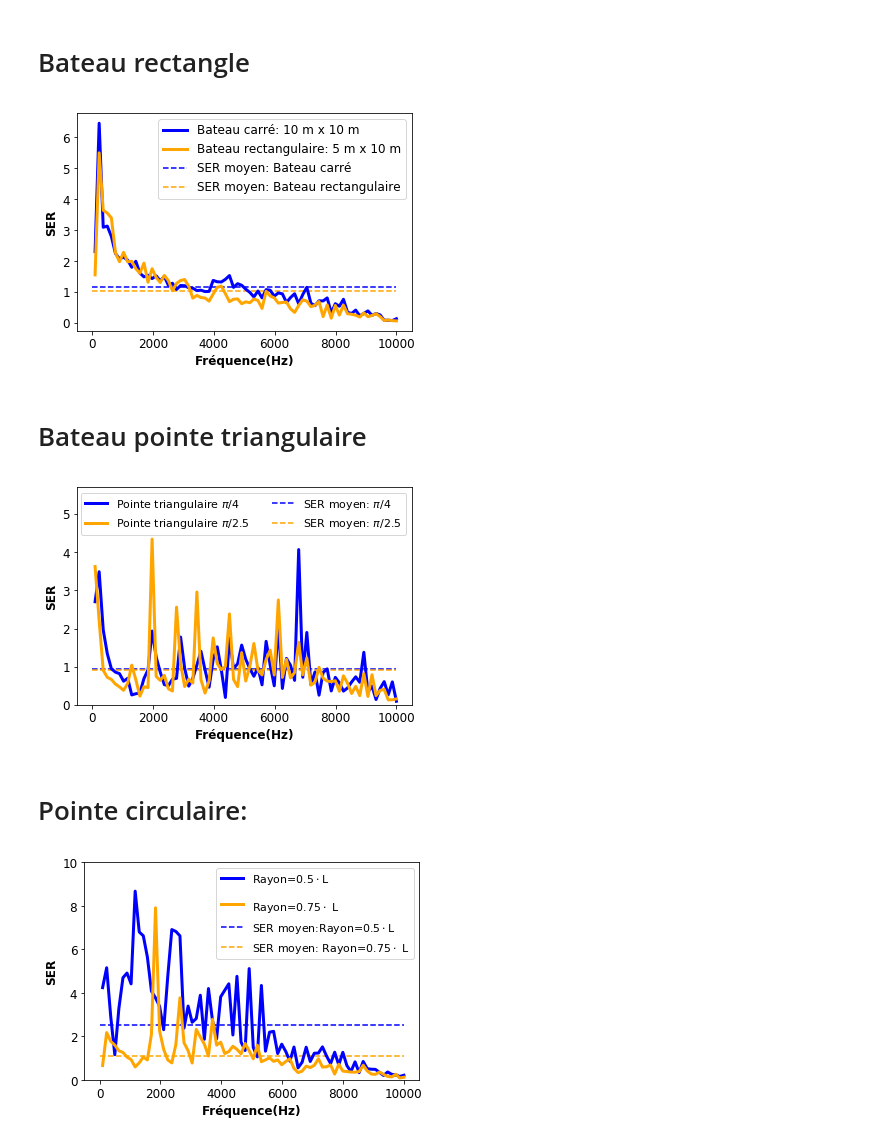
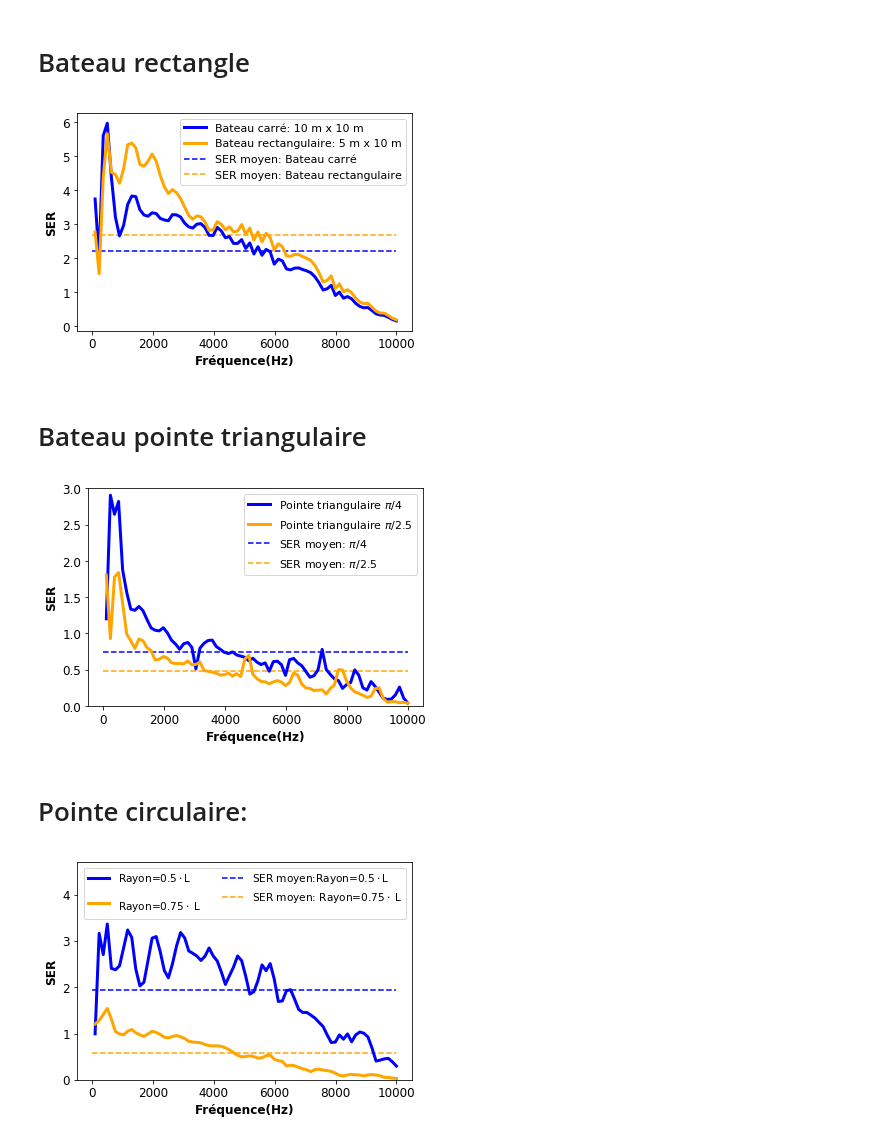
Before and after one commit to pierreluc-plt/ProjetSimulation, a Jupyter notebook: Figure_Resultats.ipynb, the cells around one changed output. Saved outputs shown, nothing was run; the diff lists cells and outputs as text; code cells hidden in the pictures.

Commit message:
Figures de résultats

```diff
--- a/Figure_Resultats.ipynb
+++ b/Figure_Resultats.ipynb
@@ -116,9 +116,9 @@ array([6., 4.])
 # %% [markdown]
 # Bateau rectangle
 # %%
-data_carre=np.load("Resultats/Matrices_Champ/SER/SER1001_carre21010.npy")
-data_rectangle=np.load("Resultats/Matrices_Champ/SER/SER1001_carre.npy")
-omega=np.load("Resultats/Matrices_Champ/SER/Omega1001_carre.npy")
+data_carre=np.load("Resultats/Matrices_Champ/SER/SERV2/SER1001_Carre.npy")
+data_rectangle=np.load("Resultats/Matrices_Champ/SER/SERV2/SER1001_Rectangle.npy")
+omega=np.load("Resultats/Matrices_Champ/SER/SERV2/Omega1001_cercle_10.npy")
 # %%
 
 plt.figure(figsize=(6,4))
@@ -131,17 +131,16 @@ plt.xticks(fontsize=12)
 
 plt.hlines(np.mean(data_carre),0,10000,label="SER moyen: Bateau carré",linestyle="--", color="blue")
 plt.hlines(np.mean(data_rectangle),0,10000,label="SER moyen: Bateau rectangulaire",linestyle="--", color="orange")
-plt.legend(fontsize=12)
+plt.legend(fontsize=11)
 plt.savefig("Resultats/SER_Rectangle.png",dpi=200,bbox_inches="tight")
 plt.show()
 # %% [output]
-[figure, old version]
+[figure, new version]
 # %% [markdown]
 # Bateau pointe triangulaire
 # %%
-data_triangle1=np.load("Resultats/Matrices_Champ/SER/SER1001_triangle_pi4.npy")
-data_triangle2=np.load("Resultats/Matrices_Champ/SER/SER1001_triangle_pi25.npy")
-omega=np.load("Resultats/Matrices_Champ/SER/Omega1001_triange_pi25.npy")
+data_triangle1=np.load("Resultats/Matrices_Champ/SER/SERV2/SER1001_triangle_pi4.npy")
+data_triangle2=np.load("Resultats/Matrices_Champ/SER/SERV2/SER1001_triangle_pi25.npy")
 # %%
 plt.figure(figsize=(6,4))
 plt.plot(omega/2/np.pi,data_triangle1, lw=3,label="Pointe triangulaire $\pi/4$", color="blue")
@@ -150,33 +149,32 @@ plt.xlabel("Fréquence(Hz)",fontsize=12, fontweight="bold")
 plt.ylabel("SER",fontsize=12, fontweight="bold")
 plt.yticks(fontsize=12)
 plt.xticks(fontsize=12)
-plt.ylim(0,5.7)
+plt.ylim(0,3.0)
 plt.hlines(np.mean(data_triangle1),0,10000,label="SER moyen: $\pi/4$",linestyle="--", color="blue")
 plt.hlines(np.mean(data_triangle2),0,10000,label="SER moyen: $\pi/2.5$",linestyle="--", color="orange")
-plt.legend(ncol=2,fontsize=11)
+plt.legend(ncol=1,fontsize=11)
 plt.savefig("Resultats/SER_Triangle.png",dpi=200,bbox_inches="tight")
 plt.show()
 # %% [output]
-[figure, old version]
+[figure, new version]
 # %% [markdown]
 # Pointe circulaire:
 # %%
-data_cercle1=np.load("Resultats/Matrices_Champ/SER/SER1001_cercle_10.npy")
-data_cercle2=np.load("Resultats/Matrices_Champ/SER/SER1001_cercle_15.npy")
-omega=np.load("Resultats/Matrices_Champ/SER/Omega1001_triange_pi25.npy")
+data_cercle1=np.load("Resultats/Matrices_Champ/SER/SERV2/SER1001_cercle_10.npy")
+data_cercle2=np.load("Resultats/Matrices_Champ/SER/SERV2/SER1001_cercle_15.npy")
 # %%
 plt.figure(figsize=(6,4))
 plt.plot(omega/2/np.pi,data_cercle1, lw=3,label="Rayon=$0.5\cdot$L", color="blue")
 plt.plot(omega/2/np.pi,data_cercle2,lw=3, ls="-", label="\nRayon=$0.75\cdot$ L", color="orange")
 plt.xlabel("Fréquence(Hz)",fontsize=12, fontweight="bold")
 plt.ylabel("SER",fontsize=12, fontweight="bold")
 plt.yticks(fontsize=12)
 plt.xticks(fontsize=12)
-plt.ylim(0,10)
+plt.ylim(0,4.7)
 plt.hlines(np.mean(data_cercle1),0,10000,label="SER moyen:Rayon=$0.5\cdot$L",linestyle="--", color="blue")
 plt.hlines(np.mean(data_cercle2),0,10000,label="SER moyen: Rayon=$0.75\cdot$ L",linestyle="--", color="orange")
-plt.legend(ncol=1,fontsize=11)
+plt.legend(ncol=2,fontsize=10.5)
 plt.savefig("Resultats/SER_Cercle.png",dpi=200,bbox_inches="tight")
 plt.show()
 # %% [output]
-[figure, old version]
+[figure, new version]
```
Also changed, not shown: parts of 4 cells of this notebook, 1 other file.
